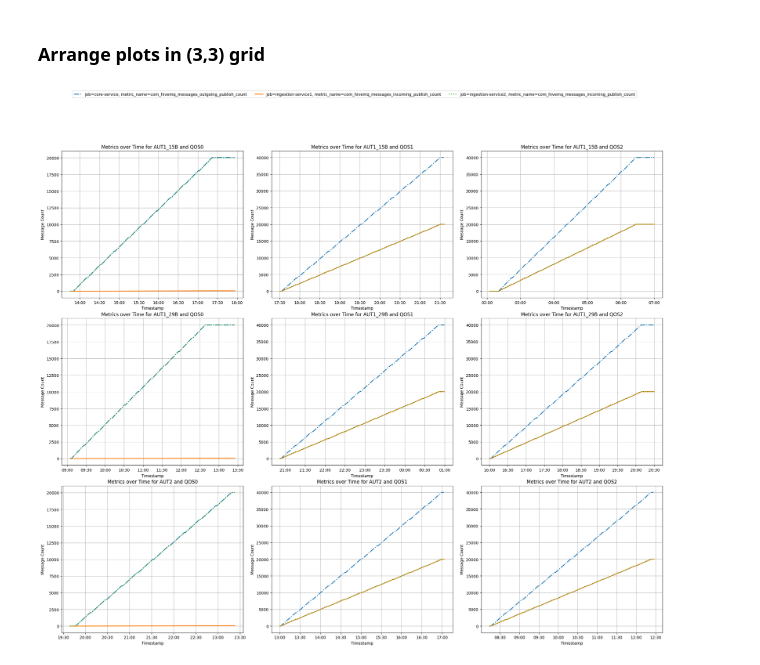
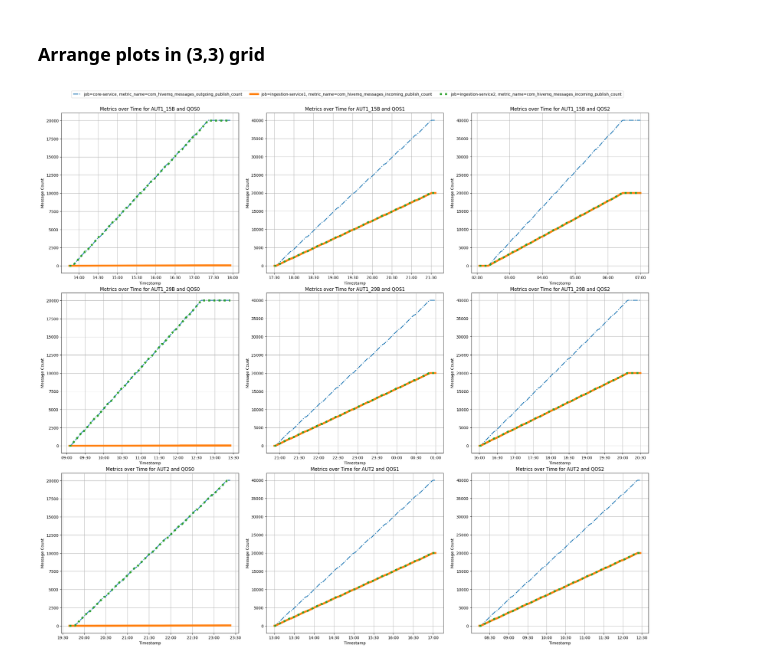
Before and after one commit to kmolima/mqtt_benchmark, a Jupyter notebook: data_analysis/prometheus_data.ipynb, the cells around one changed output. Saved outputs shown, nothing was run; the diff lists cells and outputs as text; code cells hidden in the pictures.

Commit message:
Enlarged plots.

```diff
--- a/data_analysis/prometheus_data.ipynb
+++ b/data_analysis/prometheus_data.ipynb
@@ -379,7 +368,7 @@ def plot_time_series_grouped_grid(data_array):
     grid_size = (3, 3)  # Define the grid size
 
     # Create a grid of subplots
-    fig, axs = plt.subplots(*grid_size, figsize=(22, 20))
+    fig, axs = plt.subplots(*grid_size, figsize=(22, 22))
     #fig.subplots_adjust(hspace=0.5, wspace=0.7)
 
     # Flatten the array of axes for easy iteration
@@ -411,10 +400,10 @@ def plot_time_series_grouped_grid(data_array):
                         continue
                     if job == 'ingestion-service1':
                         ax.plot(group_data['timestamp'], group_data['value'], linestyle='-',
-                                 label=f'job={job}, metric_name={metric_name}', linewidth=2)
+                                 label=f'job={job}, metric_name={metric_name}', linewidth=5)
                     if job == 'ingestion-service2':
                         ax.plot(group_data['timestamp'], group_data['value'], linestyle=':',
-                                 label=f'job={job}, metric_name={metric_name}', linewidth=2)
+                                 label=f'job={job}, metric_name={metric_name}', linewidth=5)
                 if len(group_data) > 0 and metric_name == 'com_hivemq_messages_outgoing_publish_count':
                     if job != 'core-service':
                         continue
@@ -422,32 +411,32 @@ def plot_time_series_grouped_grid(data_array):
                              label=f'job={job}, metric_name={metric_name}', linewidth=2)
 
             # Format the date on the x-axis
             ax.xaxis.set_major_locator(mdates.AutoDateLocator())
             ax.xaxis.set_major_formatter(mdates.DateFormatter('%H:%M'))
 
             # ax.legend(loc='upper left', bbox_to_anchor=(1, 1))
 
             subplot_idx += 1
 
             # Break loop if we've plotted all required subplots
             if subplot_idx >= num_plots:
                 break
 
     # Adjust layout to prevent labels from being cut off
     fig.tight_layout()
     #fig.autofmt_xdate()
     fig.subplots_adjust(top=0.87)  # Add extra space at the top for the legend
 
     # Move the last legend below the plot
     handles, labels = ax.get_legend_handles_labels()
-    plt.legend(handles, labels, loc='upper center', bbox_to_anchor=(-0.7, 3.7), ncol=3)
+    plt.legend(handles, labels, loc='upper center', bbox_to_anchor=(-0.7, 3.4), ncol=3)
 
     # Save plot
     plt.savefig('prometheus_host_machine.png', format='png')
 
     plt.show()
 
 # Call function with data
 plot_time_series_grouped_grid(numpy_array)
 # %% [output]
-[figure, old version]
+[figure, new version]
```
Also changed, not shown: parts of 2 cells of this notebook, 1 other file.
